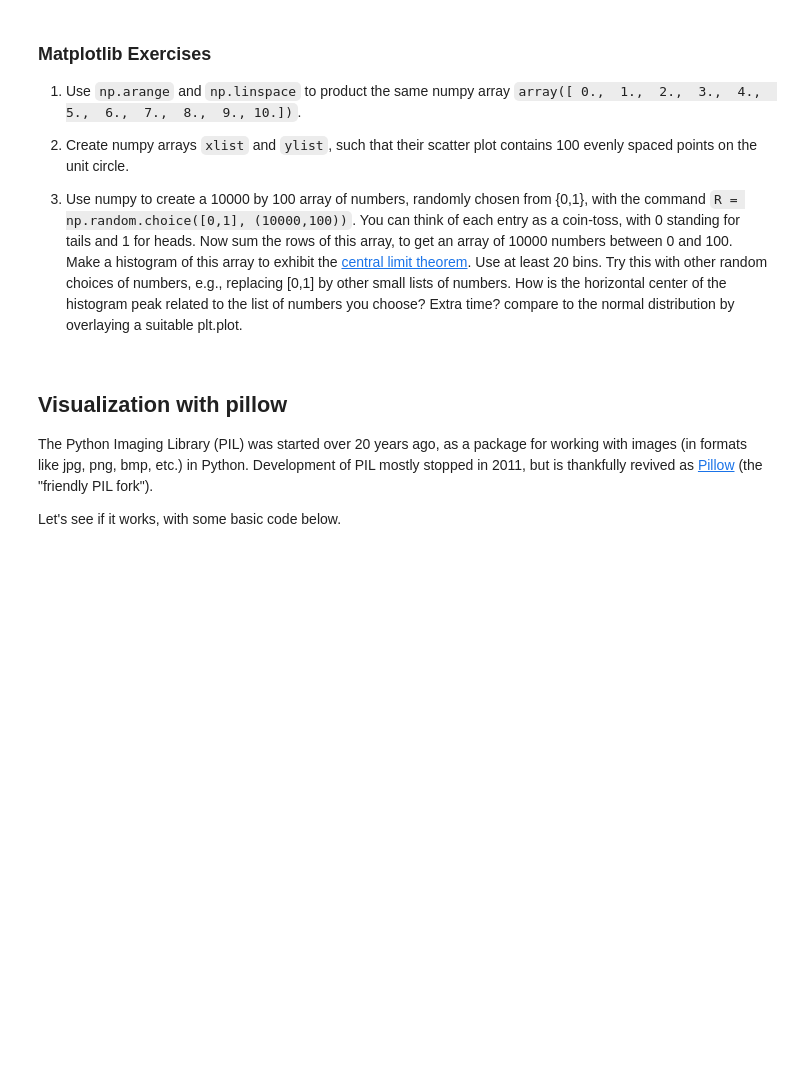
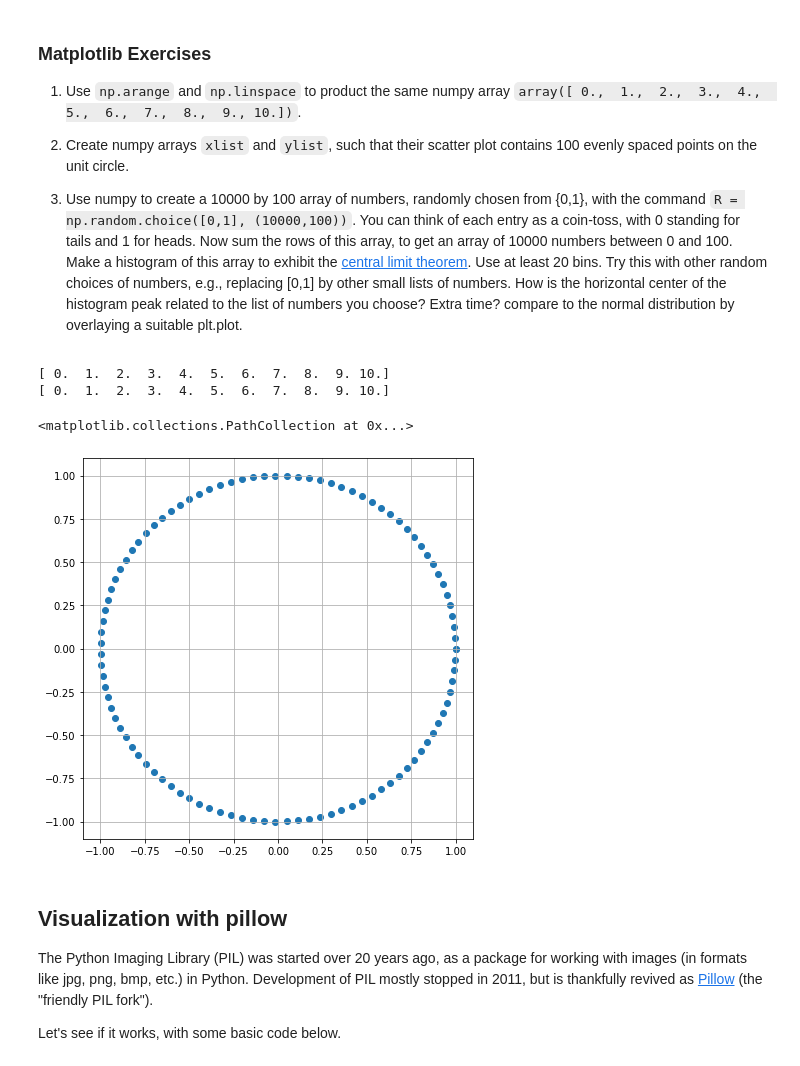
Before and after one commit to JesseLynch37/Math152, a Jupyter notebook: P4M_Notebook_4.ipynb, the cells around one changed output. Saved outputs shown, nothing was run; the diff lists cells and outputs as text; code cells hidden in the pictures; blank space fills up the shorter version.

```diff
--- a/P4M_Notebook_4.ipynb
+++ b/P4M_Notebook_4.ipynb
@@ -718,3 +927,23 @@ The command `np.linspace(start, stop, length)` creates a numpy array that begins
+# %%
+#See code below for number 1:
+print(np.arange(11, dtype='float'))
+print(np.linspace(0, 10, 11))
+# %% [output]
+[ 0.  1.  2.  3.  4.  5.  6.  7.  8.  9. 10.]
+[ 0.  1.  2.  3.  4.  5.  6.  7.  8.  9. 10.]
+# %%
+#See code below for number 2:
+thetaList = np.linspace(0, 6.28318530718, 100)
+xlist = np.cos(thetaList)
+ylist = np.sin(thetaList)
+
+plt.figure(figsize=(7, 7))
+plt.grid()
+
+plt.scatter(xlist, ylist)
+# %% [output]
+<matplotlib.collections.PathCollection at 0x...>
+[figure, added]
 # %% [markdown]
 ## Visualization with pillow
 
```
Also changed, not shown: parts of 75 cells of this notebook.
